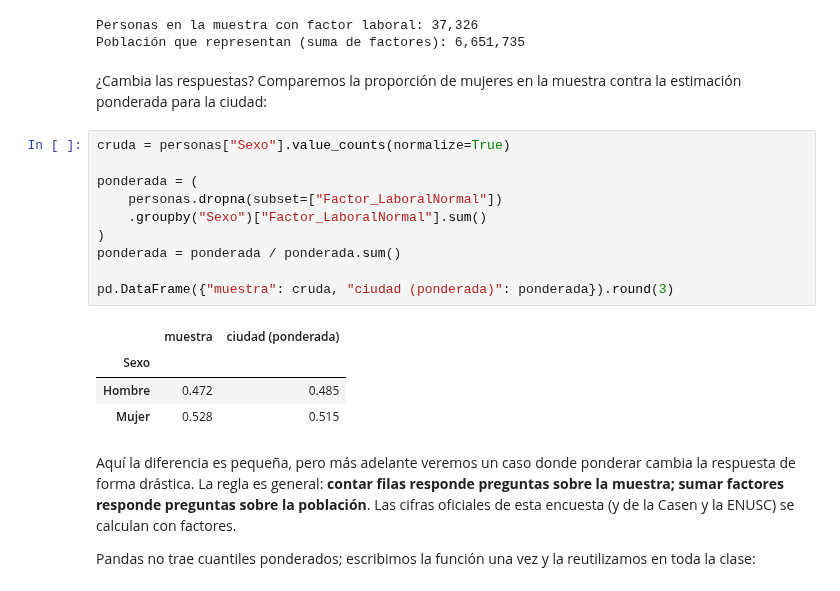
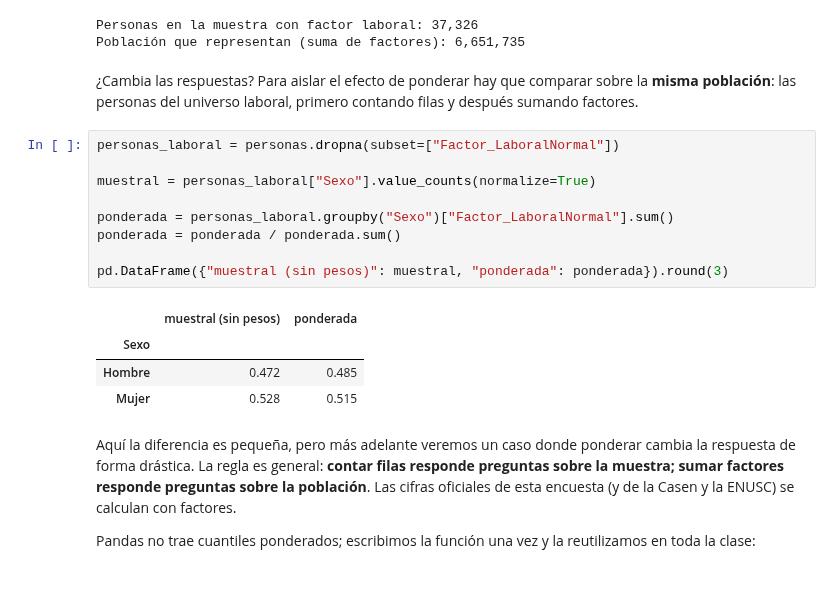
Before and after one commit to daniopitz/cienciadatos, a Jupyter notebook: 02_pandas_eda.ipynb, the cells around one changed output. Drawn from its saved outputs; the diff is of its cells as text.

```diff
--- a/02_pandas_eda.ipynb
+++ b/02_pandas_eda.ipynb
@@ -395,21 +395,21 @@ print(f"Población que representan (suma de factores): {factor.sum():,.0f}")
 # %% [output]
 Personas en la muestra con factor laboral: 37,326
 Población que representan (suma de factores): 6,651,735
-# %% [markdown]
-¿Cambia las respuestas? Comparemos la proporción de mujeres en la muestra contra la
-estimación ponderada para la ciudad:
+# %% [markdown]
+¿Cambia las respuestas? Para aislar el efecto de ponderar hay que comparar sobre la
+**misma población**: las personas del universo laboral, primero contando filas y
+después sumando factores.
 # %%
-cruda = personas["Sexo"].value_counts(normalize=True)
+personas_laboral = personas.dropna(subset=["Factor_LaboralNormal"])
 
-ponderada = (
-    personas.dropna(subset=["Factor_LaboralNormal"])
-    .groupby("Sexo")["Factor_LaboralNormal"].sum()
-)
+muestral = personas_laboral["Sexo"].value_counts(normalize=True)
+
+ponderada = personas_laboral.groupby("Sexo")["Factor_LaboralNormal"].sum()
 ponderada = ponderada / ponderada.sum()
 
-pd.DataFrame({"muestra": cruda, "ciudad (ponderada)": ponderada}).round(3)
+pd.DataFrame({"muestral (sin pesos)": muestral, "ponderada": ponderada}).round(3)
 # %% [output]
-|  | muestra | ciudad (ponderada) |
+|  | muestral (sin pesos) | ponderada |
 | Sexo |  |  |
 | Hombre | 0.472 | 0.485 |
 | Mujer | 0.528 | 0.515 |
```
Also changed, not shown: parts of 1 cell of this notebook.
